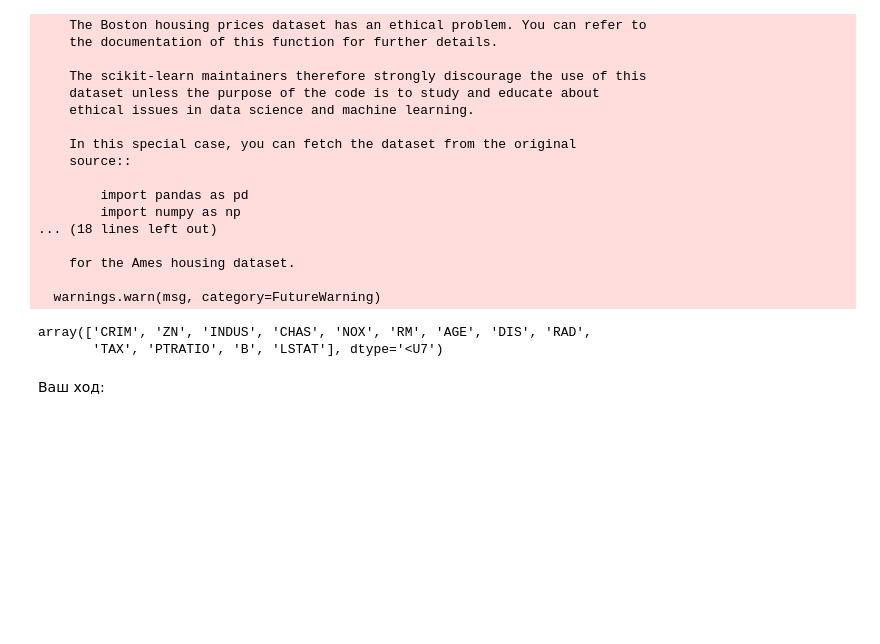
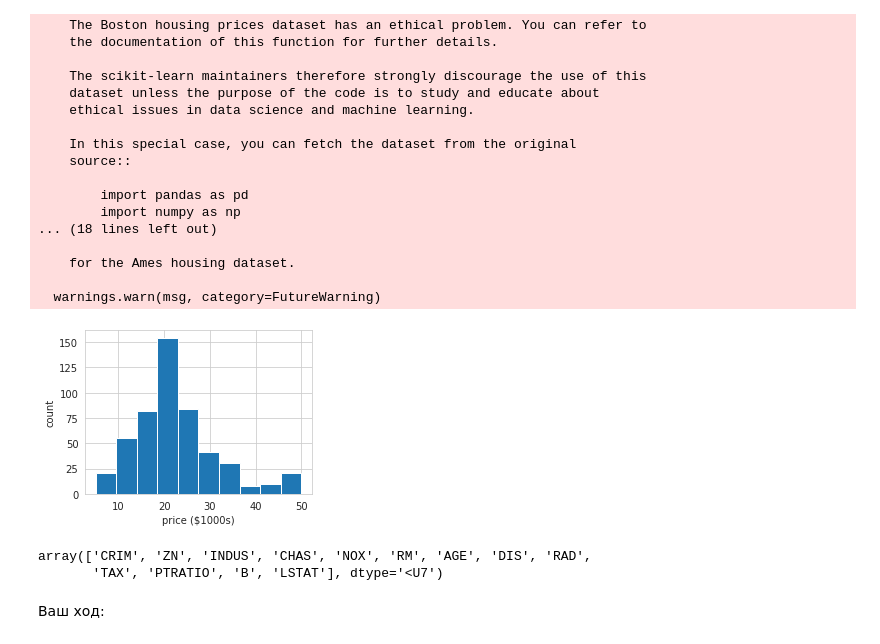
Before and after one commit to Freddsle/BI_ML_2021, a Jupyter notebook: l2_linmodels_GD/code/Linear_models.ipynb, the cells around one changed output. Saved outputs shown, nothing was run; the diff lists cells and outputs as text; code cells hidden in the pictures; blank space fills up the shorter version.

```diff
--- a/l2_linmodels_GD/code/Linear_models.ipynb
+++ b/l2_linmodels_GD/code/Linear_models.ipynb
@@ -416,11 +416,19 @@ feature_names = data["feature_names"]
     for the Ames housing dataset.
 
   warnings.warn(msg, category=FutureWarning)
-# %%
-feature_names
-# %% [output]
-array(['CRIM', 'ZN', 'INDUS', 'CHAS', 'NOX', 'RM', 'AGE', 'DIS', 'RAD',
-       'TAX', 'PTRATIO', 'B', 'LSTAT'], dtype='<U7')
+# %%
+plt.figure(figsize=(4, 3))
+plt.hist(y)
+plt.xlabel('price ($1000s)')
+plt.ylabel('count')
+plt.tight_layout()
+# %% [output]
+[figure, added]
+# %%
+feature_names
+# %% [output]
+array(['CRIM', 'ZN', 'INDUS', 'CHAS', 'NOX', 'RM', 'AGE', 'DIS', 'RAD',
+       'TAX', 'PTRATIO', 'B', 'LSTAT'], dtype='<U7')
 # %% [markdown]
 Ваш ход:
 # %%
```
Also changed, not shown: parts of 59 cells of this notebook, 2 other files.
